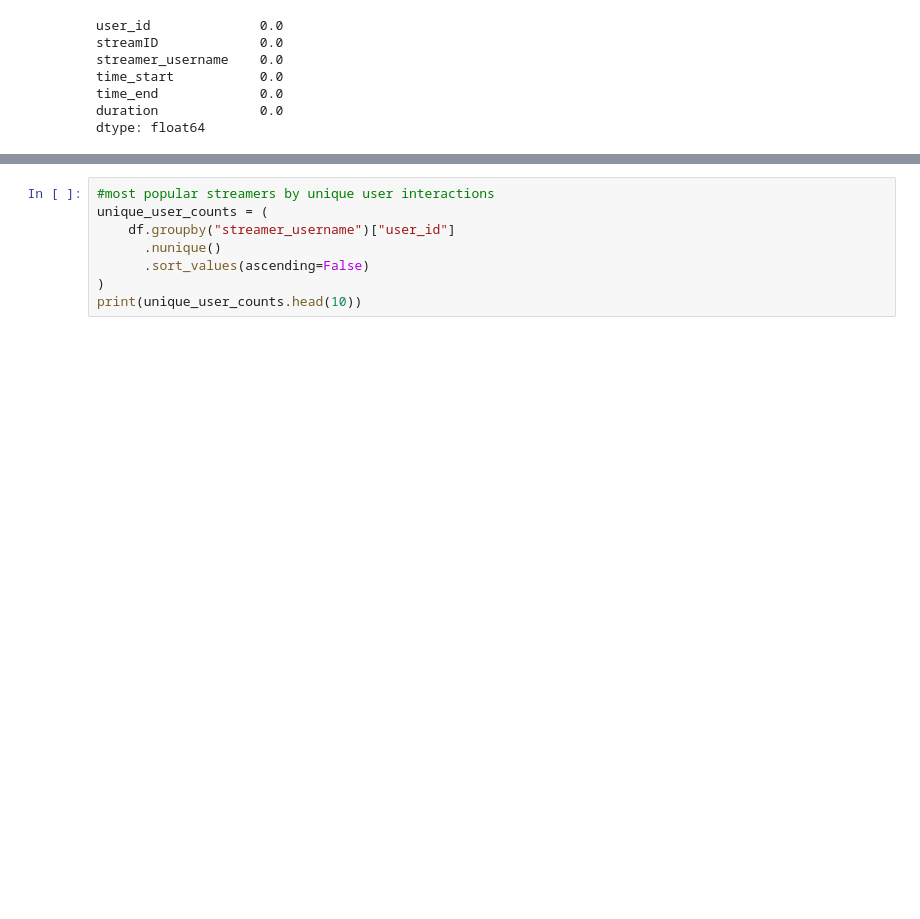
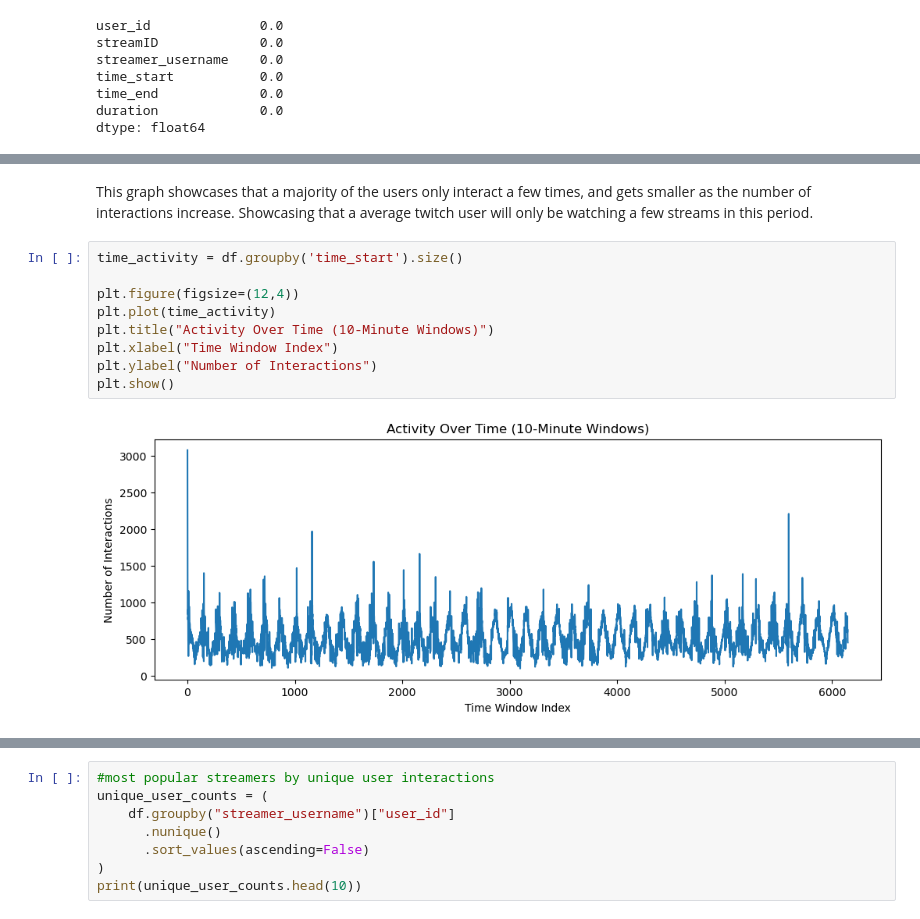
Before and after one commit to alaguelo/CSE158_assignment2, a Jupyter notebook: workbook.ipynb, the cells around one changed output, grey strips where cells are left out. Cells and saved outputs as stored; diff of their text form; blank space fills up the shorter version.

```diff
--- a/workbook.ipynb
+++ b/workbook.ipynb
@@ -75,0 +112,13 @@ dtype: float64
+# %% [markdown]
+This graph showcases that a majority of the users only interact a few times, and gets smaller as the number of interactions increase. Showcasing that a average twitch user will only be watching a few streams in this period.
+# %%
+time_activity = df.groupby('time_start').size()
+
+plt.figure(figsize=(12,4))
+plt.plot(time_activity)
+plt.title("Activity Over Time (10-Minute Windows)")
+plt.xlabel("Time Window Index")
+plt.ylabel("Number of Interactions")
+plt.show()
+# %% [output]
+[figure, added]
```
Also changed, not shown: parts of 18 cells of this notebook.
